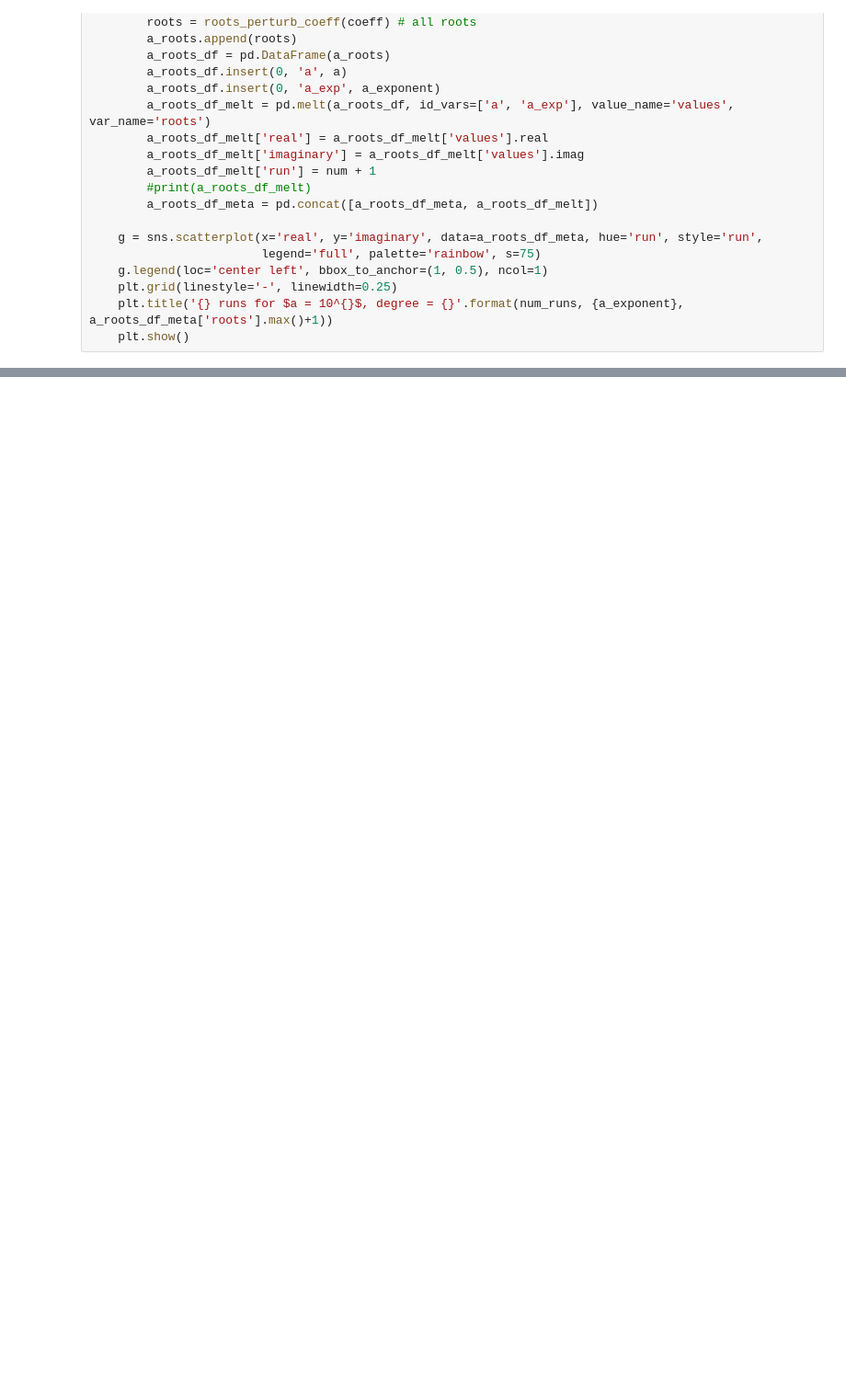
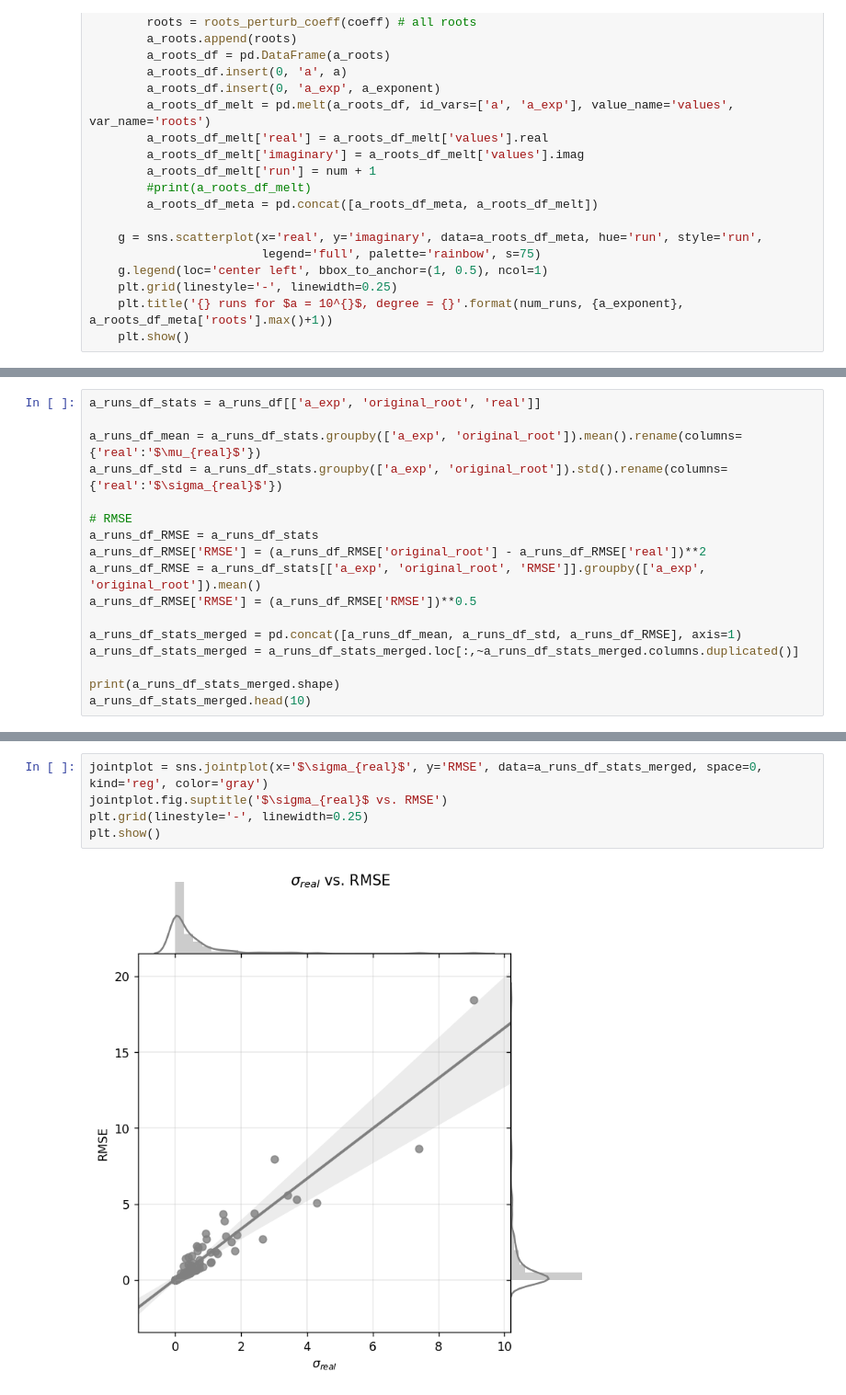
Before and after one commit to agnikumar/math-lab, a Jupyter notebook: perturbations/perturbed_polynomials_various_degrees.ipynb, the cells around one changed output, grey strips where cells are left out. Shown at 92% size. Cells and saved outputs as stored; diff of their text form; blank space fills up the shorter version.

```diff
--- a/perturbations/perturbed_polynomials_various_degrees.ipynb
+++ b/perturbations/perturbed_polynomials_various_degrees.ipynb
@@ -340,0 +432,17 @@ for a in a_vals_multiple:
+# %%
+a_runs_df_stats = a_runs_df[['a_exp', 'original_root', 'real']]
+
+a_runs_df_mean = a_runs_df_stats.groupby(['a_exp', 'original_root']).mean().rename(columns={'real':'$\mu_{real}$'})
+a_runs_df_std = a_runs_df_stats.groupby(['a_exp', 'original_root']).std().rename(columns={'real':'$\sigma_{real}$'})
+
+# RMSE
+a_runs_df_RMSE = a_runs_df_stats
+a_runs_df_RMSE['RMSE'] = (a_runs_df_RMSE['original_root'] - a_runs_df_RMSE['real'])**2
+a_runs_df_RMSE = a_runs_df_stats[['a_exp', 'original_root', 'RMSE']].groupby(['a_exp', 'original_root']).mean()
+a_runs_df_RMSE['RMSE'] = (a_runs_df_RMSE['RMSE'])**0.5
+
+a_runs_df_stats_merged = pd.concat([a_runs_df_mean, a_runs_df_std, a_runs_df_RMSE], axis=1)
+a_runs_df_stats_merged = a_runs_df_stats_merged.loc[:,~a_runs_df_stats_merged.columns.duplicated()]
+
+print(a_runs_df_stats_merged.shape)
+a_runs_df_stats_merged.head(10)
@@ -340,0 +463,7 @@ for a in a_vals_multiple:
+# %%
+jointplot = sns.jointplot(x='$\sigma_{real}$', y='RMSE', data=a_runs_df_stats_merged, space=0, kind='reg', color='gray')
+jointplot.fig.suptitle('$\sigma_{real}$ vs. RMSE')
+plt.grid(linestyle='-', linewidth=0.25)
+plt.show()
+# %% [output]
+[figure, added]
```
Also changed, not shown: parts of 15 cells of this notebook.
